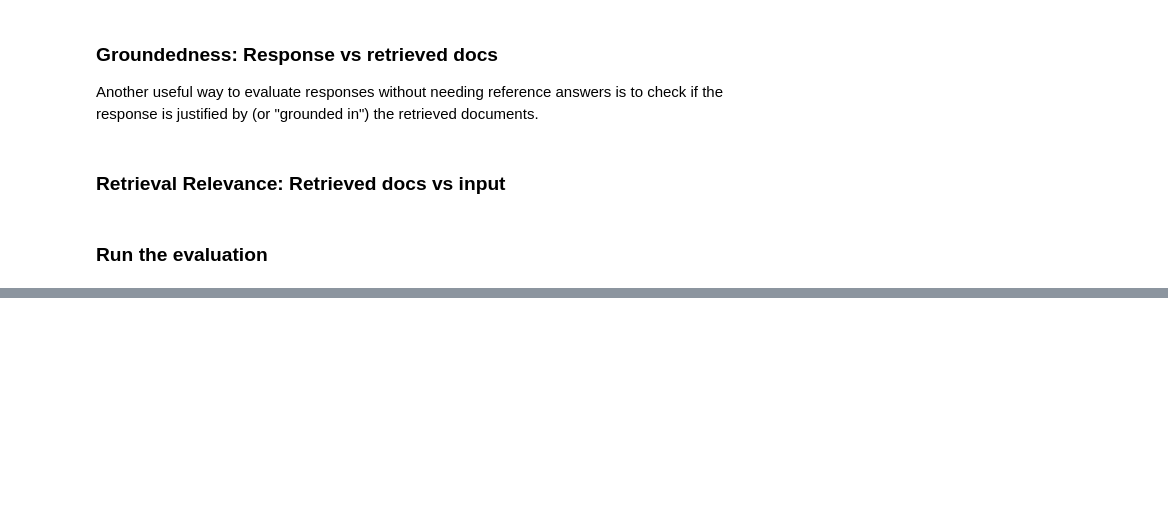
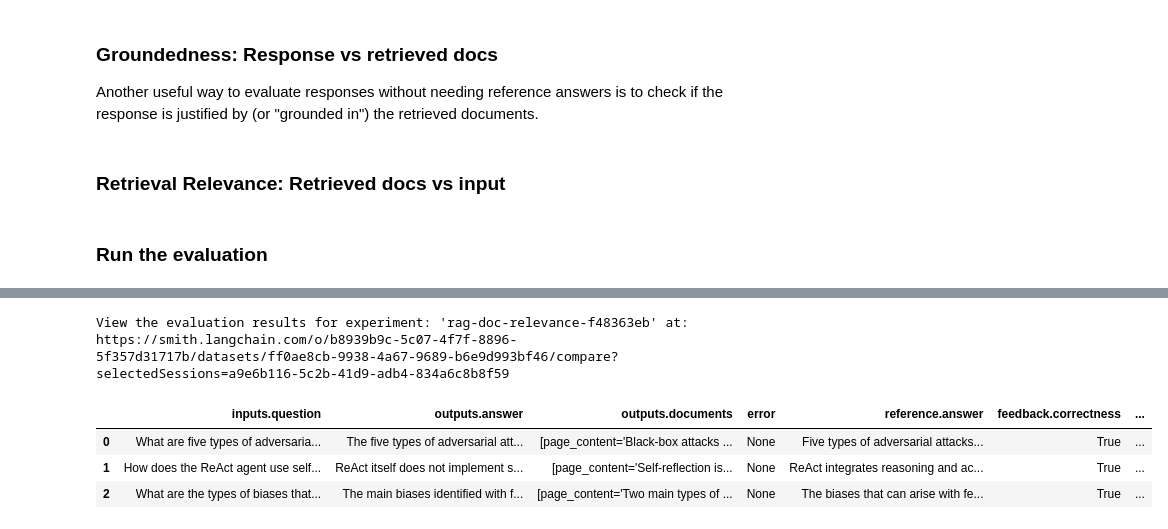
Before and after one commit to Shahab-khan396/Agentic-AI-Practice, a Jupyter notebook: Evaluation/1-rag_evaluation_original.ipynb, the cells around one changed output, grey strips where cells are left out. Drawn from its saved outputs; the diff is of its cells as text; code cells hidden in the pictures; blank space fills up the shorter version.

```diff
--- a/Evaluation/1-rag_evaluation_original.ipynb
+++ b/Evaluation/1-rag_evaluation_original.ipynb
@@ -237,2 +240,30 @@ rag_bot("What is agents")
 # %% [markdown]
 ### Dataset
+# %%
+from langsmith import Client
+
+client=Client()
+
+# Define the examples for the dataset
+examples = [
+    {
+        "inputs": {"question": "How does the ReAct agent use self-reflection? "},
+        "outputs": {"answer": "ReAct integrates reasoning and acting, performing actions - such tools like Wikipedia search API - and then observing / reasoning about the tool outputs."},
+    },
+    {
+        "inputs": {"question": "What are the types of biases that can arise with few-shot prompting?"},
+        "outputs": {"answer": "The biases that can arise with few-shot prompting include (1) Majority label bias, (2) Recency bias, and (3) Common token bias."},
+    },
+    {
+        "inputs": {"question": "What are five types of adversarial attacks?"},
+        "outputs": {"answer": "Five types of adversarial attacks are (1) Token manipulation, (2) Gradient based attack, (3) Jailbreak prompting, (4) Human red-teaming, (5) Model red-teaming."},
+    }
+]
+
+### create the daatset and example in LAngsmith
+dataset_name="RAG Test Evaluation"
+dataset = client.create_dataset(dataset_name=dataset_name)
+client.create_examples(
+    dataset_id=dataset.id,
+    examples=examples
+)
@@ -254,0 +459,20 @@ Another useful way to evaluate responses without needing reference answers is to
+# %%
+def target(inputs: dict) -> dict:
+    return rag_bot(inputs["question"])
+
+experiment_results = client.evaluate(
+    target,
+    data=dataset_name,
+    evaluators=[correctness, groundedness, relevance, retrieval_relevance],
+    experiment_prefix="rag-doc-relevance",
+    metadata={"version": "LCEL context, gpt-oss-20b"},
+)
+# Explore results locally as a dataframe if you have pandas installed
+experiment_results.to_pandas()
+# %% [output]
+View the evaluation results for experiment: 'rag-doc-relevance-f48363eb' at:
+https://smith.langchain.com/o/b8939b9c-5c07-4f7f-8896-5f357d31717b/datasets/ff0ae8cb-9938-4a67-9689-b6e9d993bf46/compare?selectedSessions=a9e6b116-5c2b-41d9-adb4-834a6c8b8f59
+|  | inputs.question | outputs.answer | outputs.documents | error | reference.answer | feedback.correctness | ... |
+| 0 | What are five types of adversaria... | The five types of adversarial att... | [page_content='Black-box attacks ... | None | Five types of adversarial attacks... | True | ... |
+| 1 | How does the ReAct agent use self... | ReAct itself does not implement s... | [page_content='Self-reflection is... | None | ReAct integrates reasoning and ac... | True | ... |
+| 2 | What are the types of biases that... | The main biases identified with f... | [page_content='Two main types of ... | None | The biases that can arise with fe... | True | ... |
```
Also changed, not shown: parts of 10 cells of this notebook.
